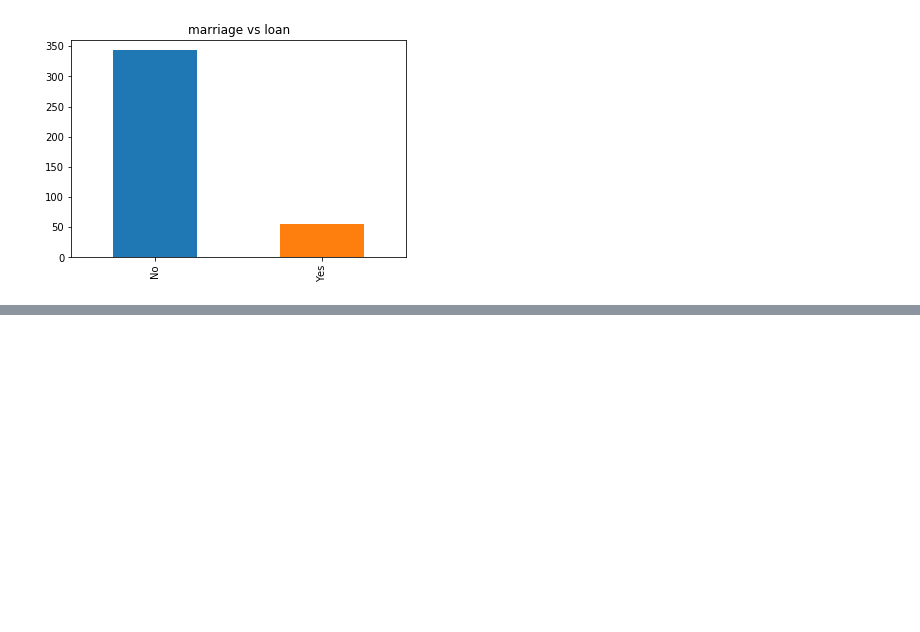
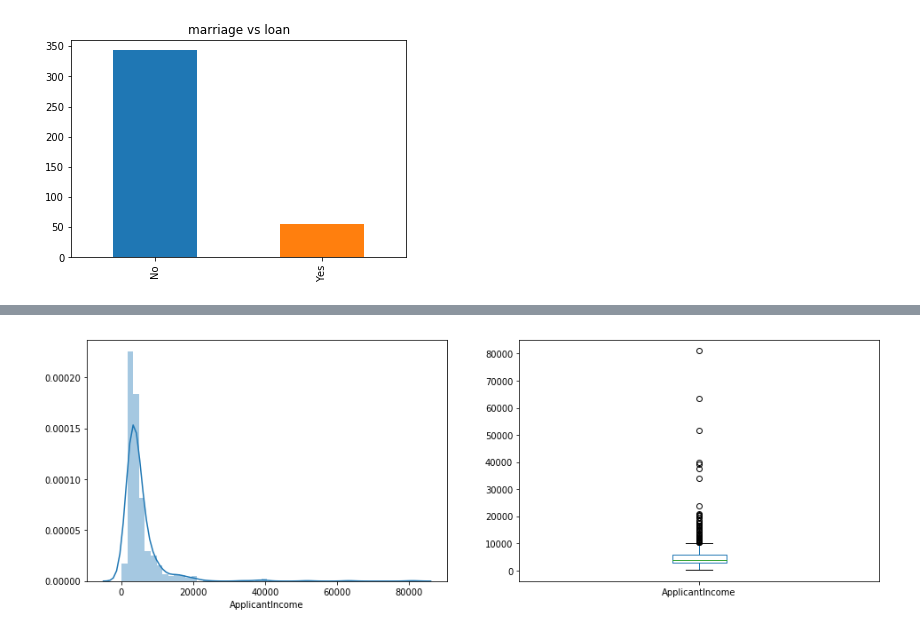
Before and after one commit to ashwanitr/ML_DL_projects, a Jupyter notebook: Loan_prediction/Loan1.ipynb, the cells around one changed output, grey strips where cells are left out. Saved outputs shown, nothing was run; the diff lists cells and outputs as text; code cells hidden in the pictures; blank space fills up the shorter version.

```diff
--- a/Loan_prediction/Loan1.ipynb
+++ b/Loan_prediction/Loan1.ipynb
@@ -128,0 +176,9 @@ train[train['Loan_Status']=='Y']['Self_Employed'].value_counts().plot.bar(title=
+# %%
+plt.figure(1)
+plt.subplot(121)
+sns.distplot(train['ApplicantIncome'])
+plt.subplot(122)
+train['ApplicantIncome'].plot.box(figsize=(16,5))
+plt.show()
+# %% [output]
+[figure, added]
```
Also changed, not shown: parts of 12 cells of this notebook.
